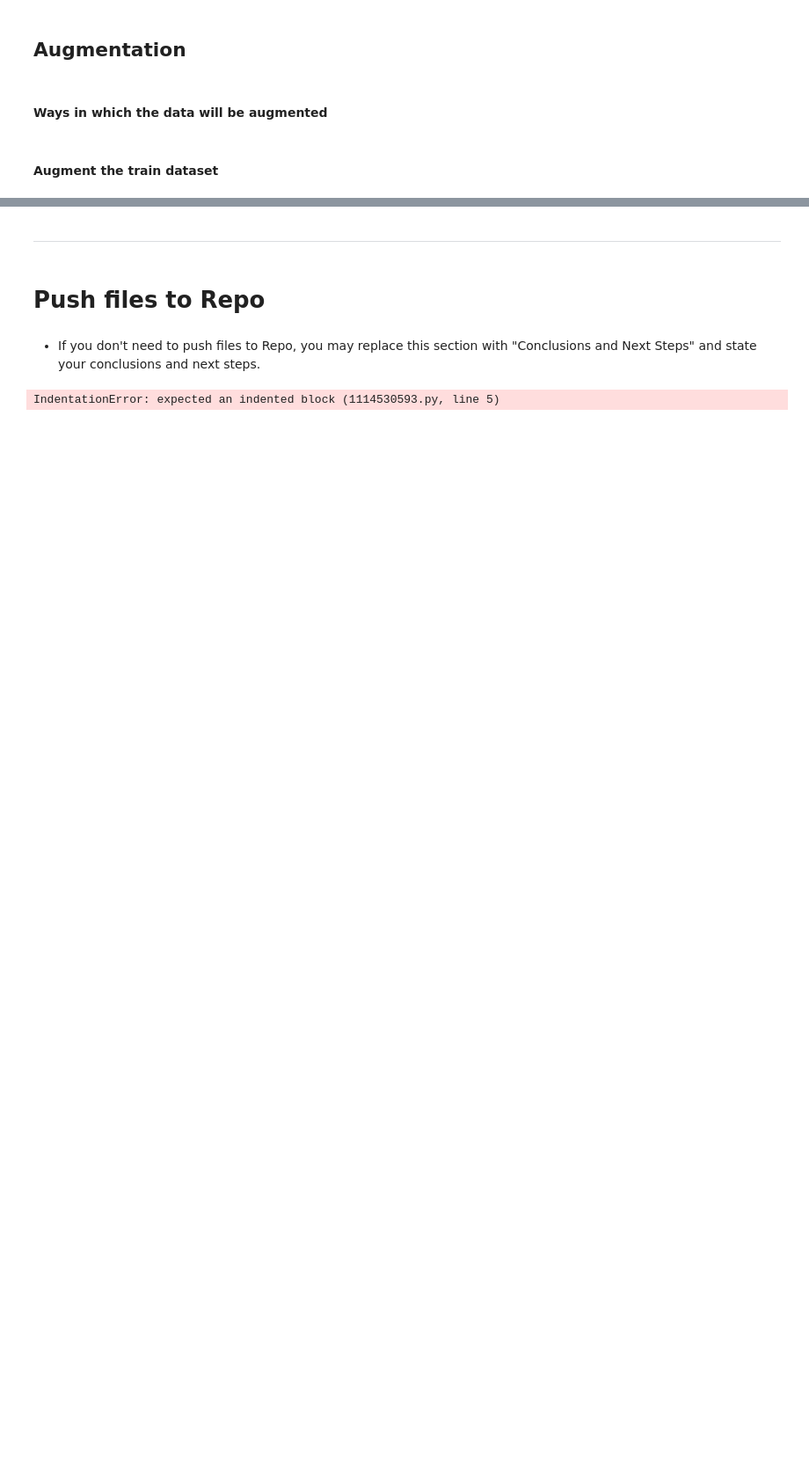
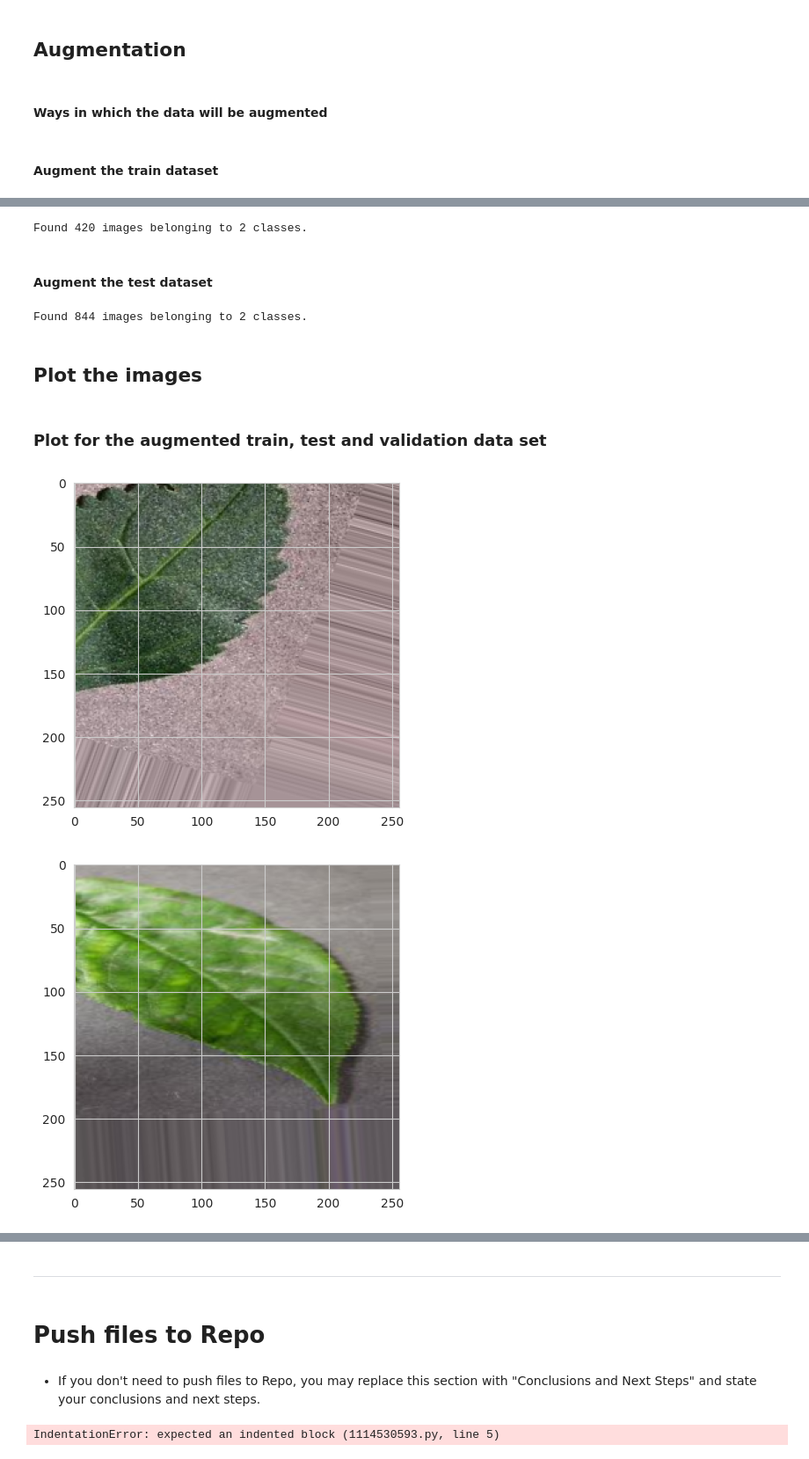
Before and after one commit to fatimamahate/cherry-leaves, a Jupyter notebook: jupyter_notebooks/3_Data_Model.ipynb, the cells around one changed output, grey strips where cells are left out. Shown at 88% size. Cells and saved outputs as stored; diff of their text form; code cells hidden in the pictures; blank space fills up the shorter version.

Commit message:
Add plots of augmented data

```diff
--- a/jupyter_notebooks/3_Data_Model.ipynb
+++ b/jupyter_notebooks/3_Data_Model.ipynb
@@ -220,0 +164,43 @@ Either the label - Mildew - or the label - Healthy - are not in ['healthy' 'powd
+# %%
+valid_data_set = ImageDataGenerator(rescale=1./255).flow_from_directory(valid_data_path,
+                                                          target_size=img_shape[:2],
+                                                          color_mode='rgb',
+                                                          batch_size=size,
+                                                          class_mode='binary',
+                                                          shuffle=False
+                                                          )
+# %% [output]
+Found 420 images belonging to 2 classes.
+# %% [markdown]
+#### Augment the test dataset
+# %%
+test_data_set = ImageDataGenerator(rescale=1./255).flow_from_directory(test_data_path,
+                                                          target_size=img_shape[:2],
+                                                          batch_size=size,
+                                                          class_mode='binary',
+                                                          shuffle=False
+                                                          )
+# %% [output]
+Found 844 images belonging to 2 classes.
+# %% [markdown]
+## Plot the images
+# %% [markdown]
+### Plot for the augmented train, test and validation data set
+# %%
+for _ in range(3):
+    img, label = train_data_set.next()
+    plt.imshow(img[0])
+    plt.show()
+
+for _ in range(3):
+    img, label = test_data_set.next()
+    plt.imshow(img[0])
+    plt.show()
+
+for _ in range(3):
+    img, label = valid_data_set.next()
+    plt.imshow(img[0])
+    plt.show()
+# %% [output]
+[figure, added]
+[figure, added]
```
Also changed, not shown: parts of 12 cells of this notebook, 3 other files.
